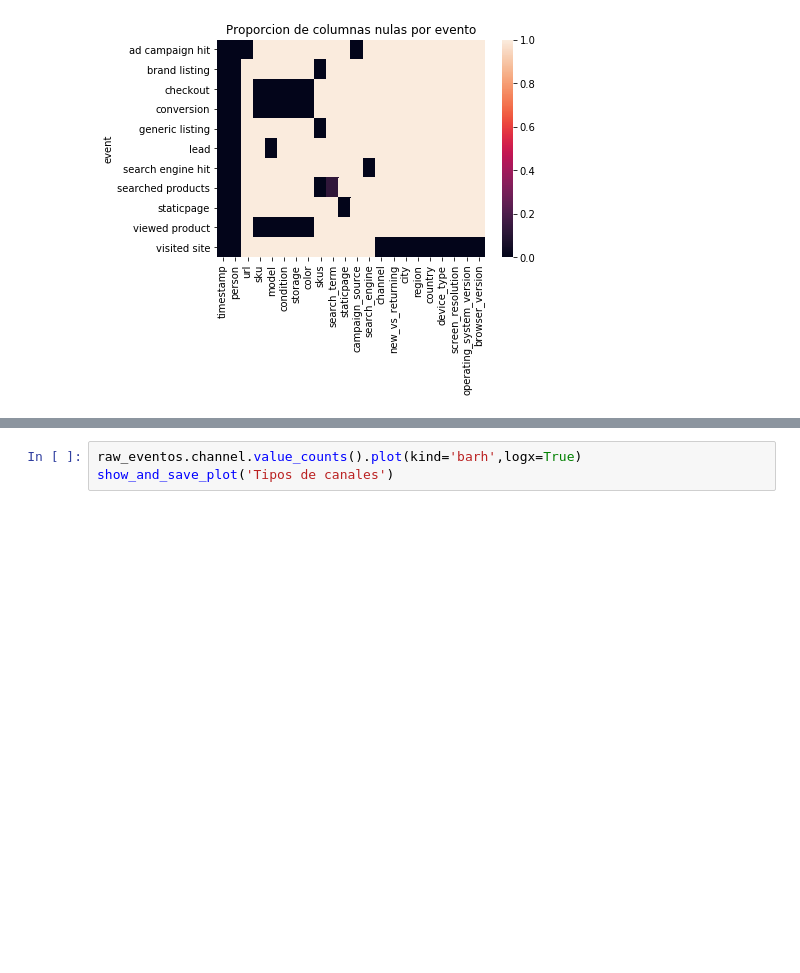
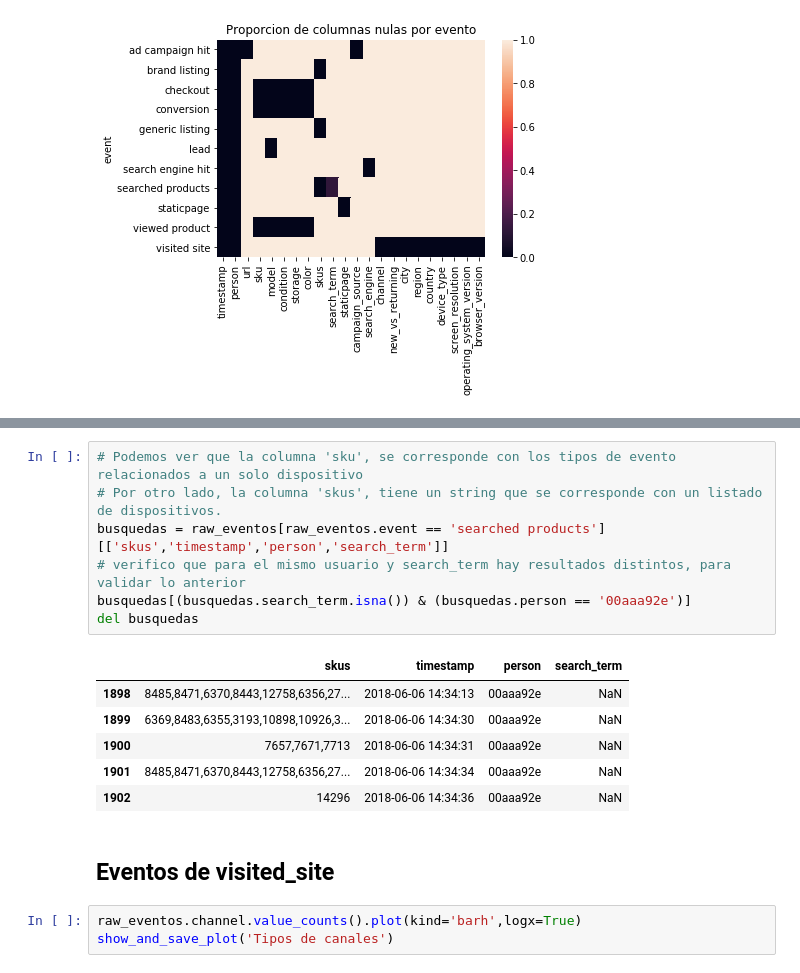
Before and after one commit to juanpcapurro/tp_datos_2c2018, a Jupyter notebook: analisis_exploratorio.ipynb, the cells around one changed output, grey strips where cells are left out. Cells and saved outputs as stored; diff of their text form; blank space fills up the shorter version.

Commit message:
Exploracion sobre eventos de busqueda, informe mas o menos prolijo

```diff
--- a/analisis_exploratorio.ipynb
+++ b/analisis_exploratorio.ipynb
@@ -52,3 +60,19 @@ del grouped
+# %%
+# Podemos ver que la columna 'sku', se corresponde con los tipos de evento relacionados a un solo dispositivo
+# Por otro lado, la columna 'skus', tiene un string que se corresponde con un listado de dispositivos.
+busquedas = raw_eventos[raw_eventos.event == 'searched products'][['skus','timestamp','person','search_term']]
+# verifico que para el mismo usuario y search_term hay resultados distintos, para validar lo anterior
+busquedas[(busquedas.search_term.isna()) & (busquedas.person == '00aaa92e')]
+del busquedas
+# %% [output]
+|  | skus | timestamp | person | search_term |
+| 1898 | 8485,8471,6370,8443,12758,6356,27... | 2018-06-06 14:34:13 | 00aaa92e | NaN |
+| 1899 | 6369,8483,6355,3193,10898,10926,3... | 2018-06-06 14:34:30 | 00aaa92e | NaN |
+| 1900 | 7657,7671,7713 | 2018-06-06 14:34:31 | 00aaa92e | NaN |
+| 1901 | 8485,8471,6370,8443,12758,6356,27... | 2018-06-06 14:34:34 | 00aaa92e | NaN |
+| 1902 | 14296 | 2018-06-06 14:34:36 | 00aaa92e | NaN |
+# %% [markdown]
+## Eventos de visited_site
 # %%
 raw_eventos.channel.value_counts().plot(kind='barh',logx=True)
 show_and_save_plot('Tipos de canales')
```
Also changed, not shown: parts of 6 cells of this notebook, 4 other files.
